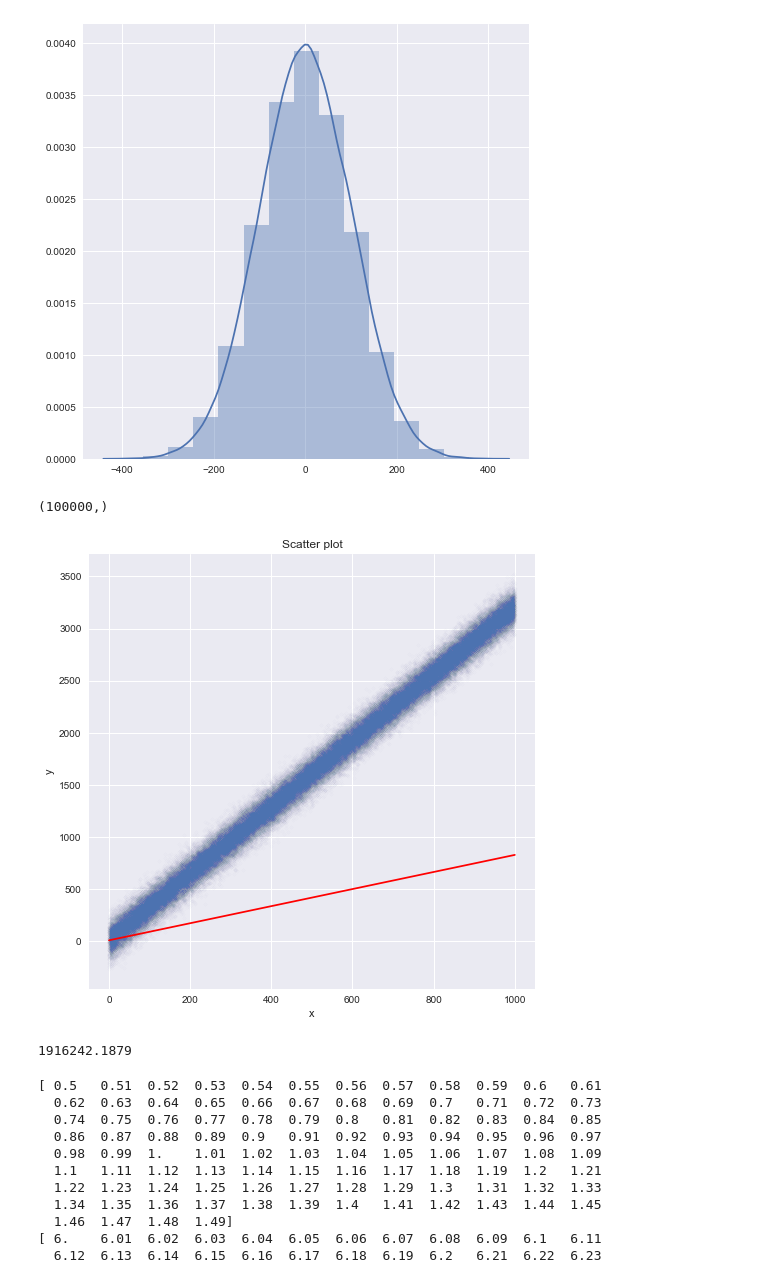
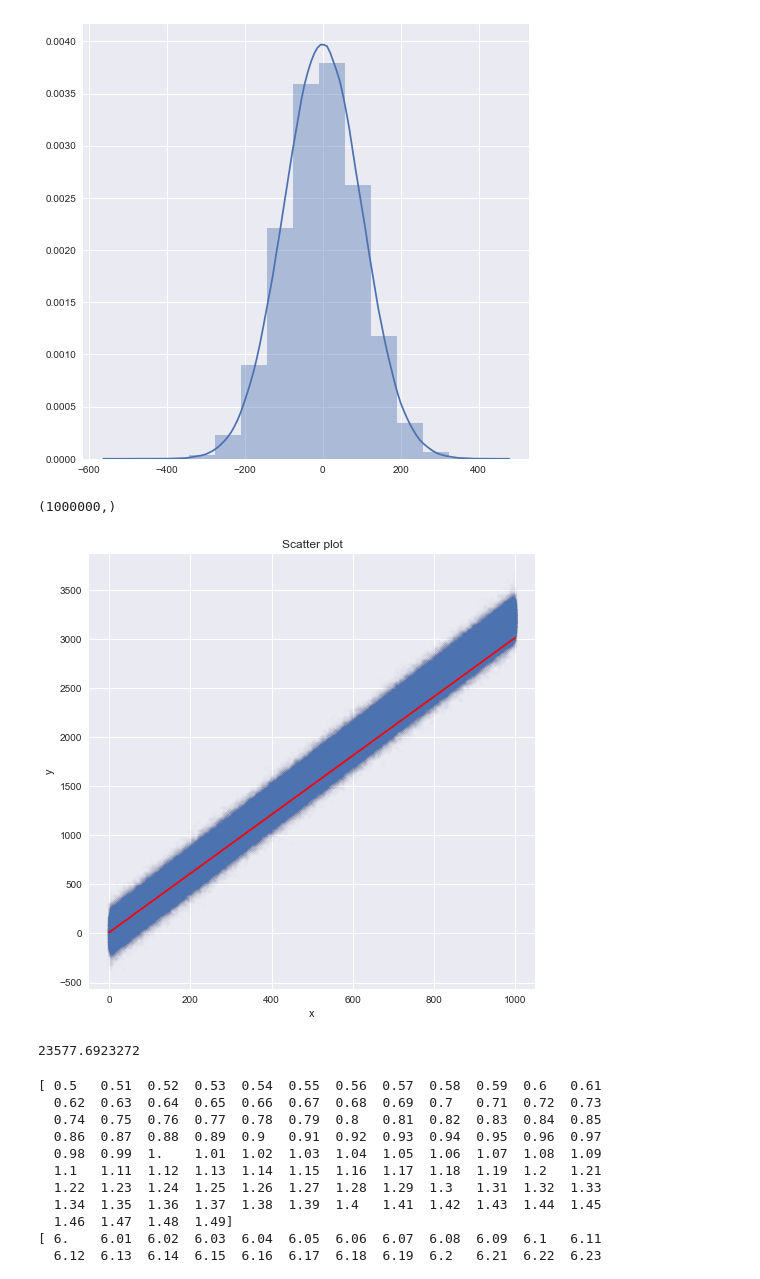
Before and after one commit to SpaceVoyager/a2pykids_class, a Jupyter notebook: machine_learning/jupyter_notebooks/linear_regression_gd_solver.ipynb, the cells around one changed output. Saved outputs shown, nothing was run; the diff lists cells and outputs as text; code cells hidden in the pictures.

```diff
--- a/machine_learning/jupyter_notebooks/linear_regression_gd_solver.ipynb
+++ b/machine_learning/jupyter_notebooks/linear_regression_gd_solver.ipynb
@@ -7,45 +7,45 @@ import seaborn as sns
 mpl.rcParams['figure.figsize'] = (8,8)
 
 # Create data
-N = 100000
+N = 1000000
 a = 3.2
 b = 12.0
 x = np.random.uniform(0,1000,N)
 x = np.sort(x)
 noise = np.random.normal(0, 100, N)
 sns.distplot(noise, bins=15, kde=True)
 plt.show()
 
 y = a*x + b + noise
 
 print y.shape
 # Plot
 plt.scatter(x, y, alpha=0.01, marker='.')
 plt.title('Scatter plot')
 plt.xlabel('x')
 plt.ylabel('y')
 #ax = plt.gca()
 #ax.set_aspect('equal')
 
-guessed_a = 0.82
-guessed_b = 7
+guessed_a = 3
+guessed_b = 11
 
 guessed_y = guessed_a * x + guessed_b
 cool_y = np.log(x)
 plt.plot(x, guessed_y, color='r')
 plt.show()
 
 # mean squared error
 def cost_function(actual_y, model_y):
     return np.mean((actual_y - model_y)**2)
 
 
 print cost_function(y, guessed_y)
 # %% [output]
-[figure, old version]
+[figure, new version]
-(100000,)
+(1000000,)
-[figure, old version]
+[figure, new version]
-1916242.1879
+23577.6923272
 # %%
 # use a stupid brute force exhaustive search algorithm to find best a and b
 possible_as = np.arange(0.5, 1.5, 0.01)
```
Also changed, not shown: parts of 1 cell of this notebook, 1 other file.
